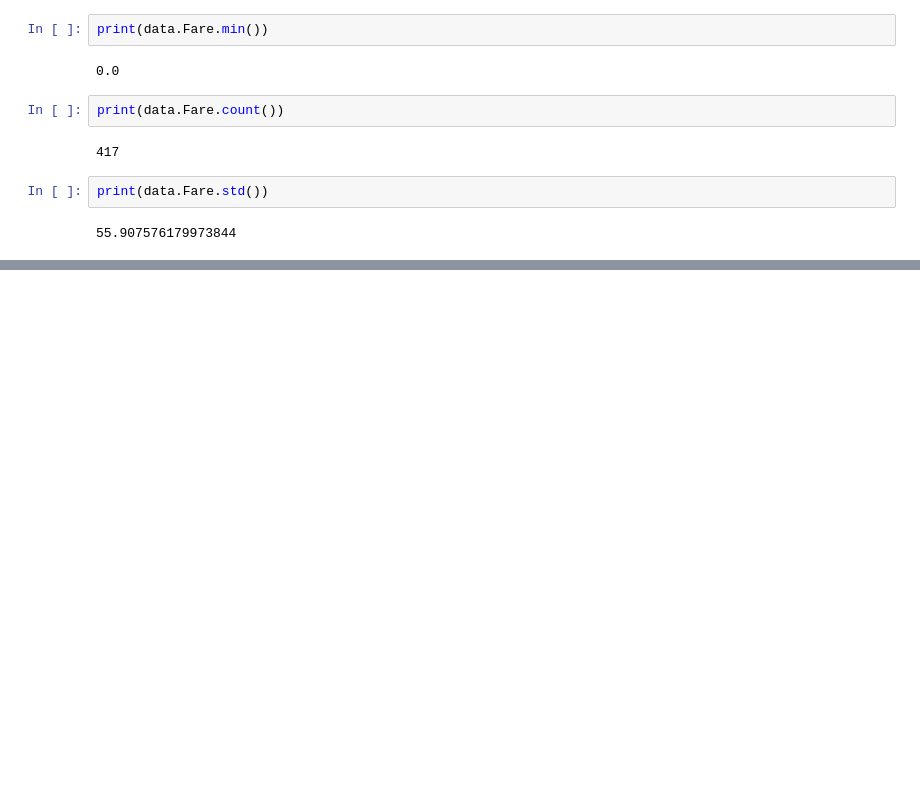
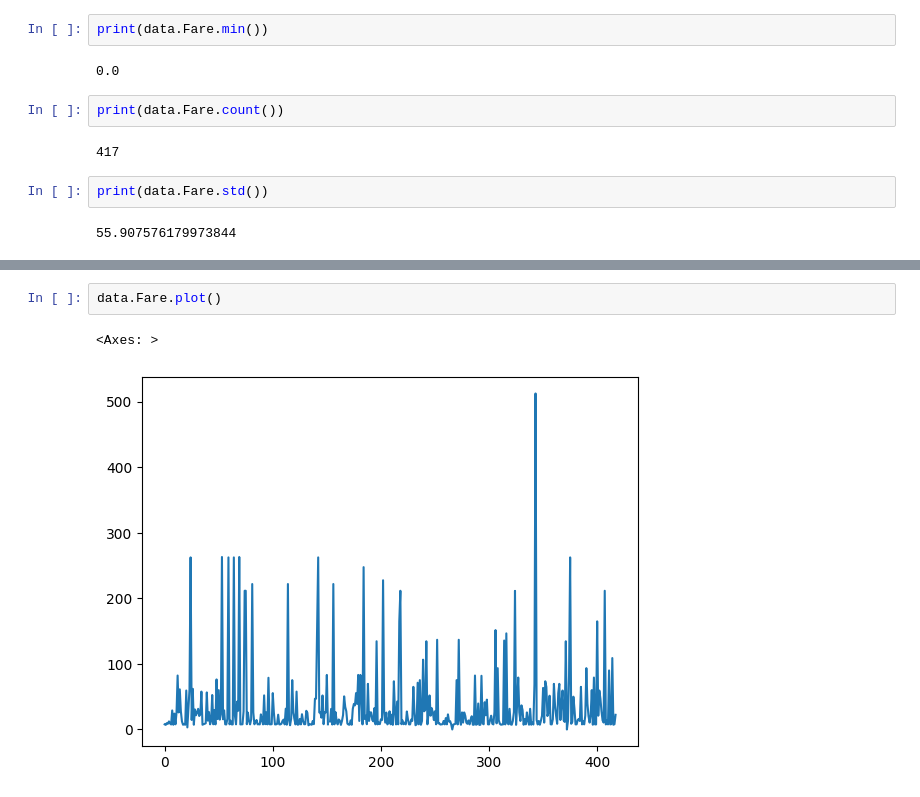
Before and after one commit to hamnasz/Machine-Learning-Lab, a Jupyter notebook: Lab 2/Task1.ipynb, the cells around one changed output, grey strips where cells are left out. Cells and saved outputs as stored; diff of their text form; blank space fills up the shorter version.

```diff
--- a/Lab 2/Task1.ipynb
+++ b/Lab 2/Task1.ipynb
@@ -315,0 +326,5 @@ print(data.Fare.std())
+# %%
+data.Fare.plot()
+# %% [output]
+<Axes: >
+[figure, added]
```
Also changed, not shown: parts of 2 cells of this notebook.
